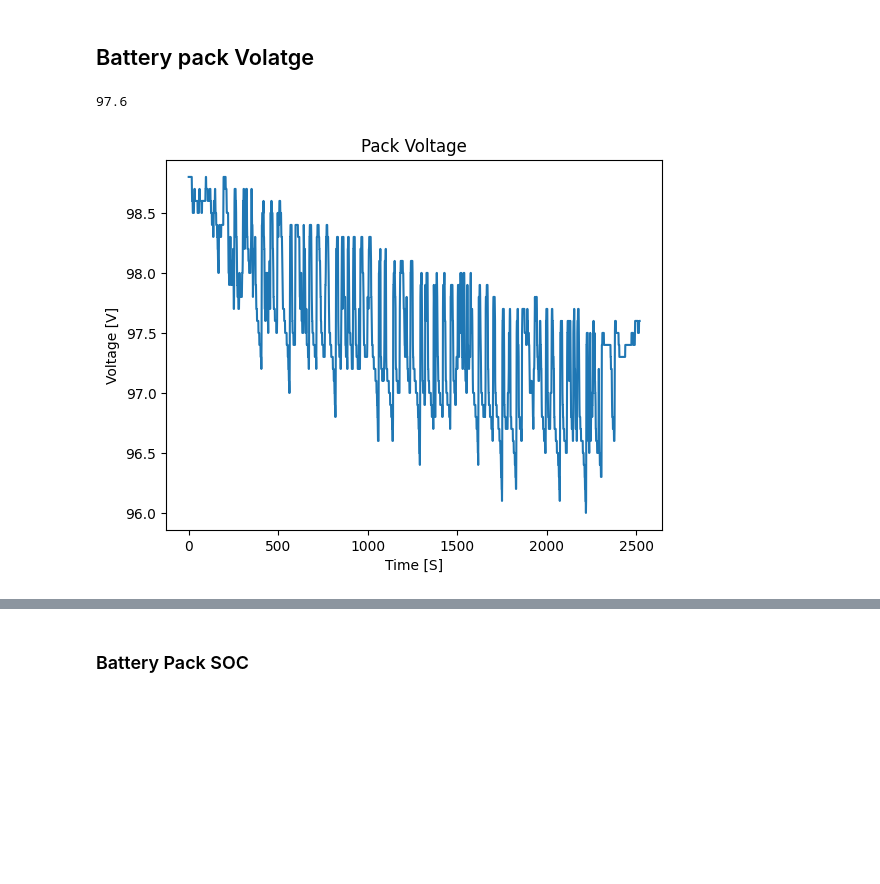
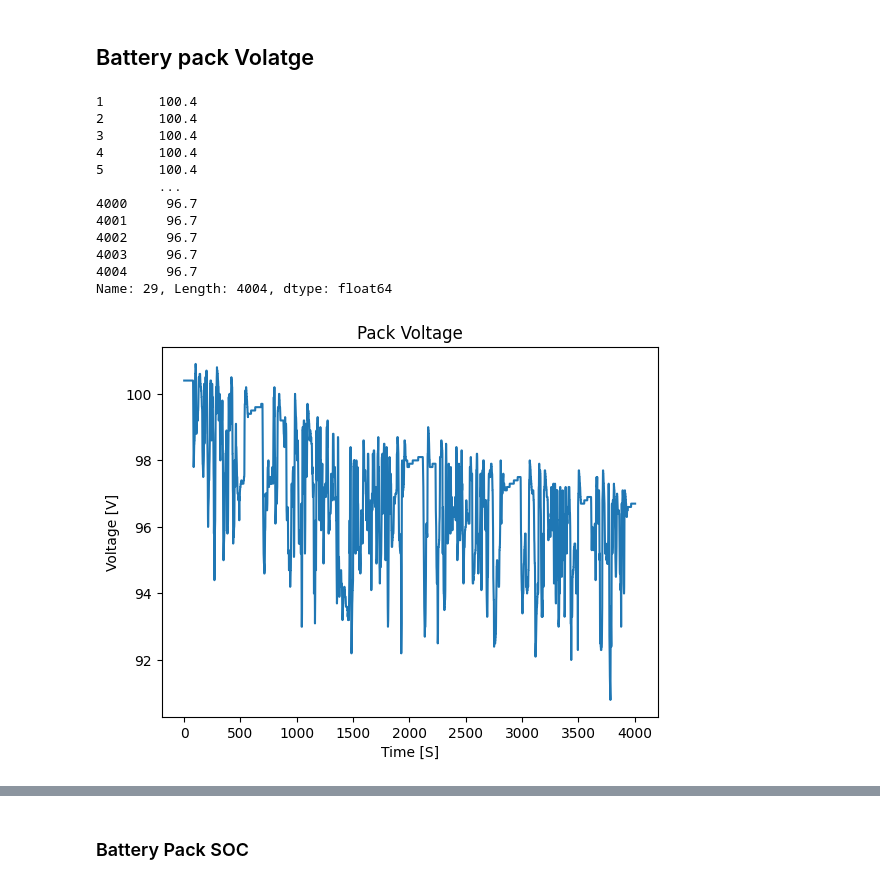
Before and after one commit to Bamamou/Pyhton_Jupiter, a Jupyter notebook: Data/Battery/BALISTRON.ipynb, the cells around one changed output, grey strips where cells are left out. Saved outputs shown, nothing was run; the diff lists cells and outputs as text; code cells hidden in the pictures; blank space fills up the shorter version.

```diff
--- a/Data/Battery/BALISTRON.ipynb
+++ b/Data/Battery/BALISTRON.ipynb
@@ -8,18 +8,18 @@ import numpy as np
 
 # Replace 'file_name.txt' with the name of your txt file
 
-df = pd.read_csv('C:\\Users\\admin\\Documents\\GitHub\\Pyhton_Jupiter\\Data\\Battery\\Charger2.txt',  header=None, na_values=[''], skipinitialspace=True)
+df = pd.read_csv('C:\\Users\\admin\\Documents\\GitHub\\Pyhton_Jupiter\\Data\\Battery\\MaximRideWinbondRecording.txt',  header=None, na_values=[''], skipinitialspace=True)
 df.dropna(inplace = True)
 
 # Iterate through each column
 for col in df.columns:
     Data =df[col].str.split(';', expand=True)
 # All the 28 Strings voltages
-for col in df.columns:
-    Strings = ((Data.iloc[:, 30:57].astype(float))+200)/100
-# All 6 temp probe and the max, min temp
-for col in df.columns:
-    Temperatures = Data.iloc[:, 63:68].astype(float)
+# for col in df.columns:
+#     Strings = ((Data.iloc[:, 30:57].astype(float))+200)/100
+# # All 6 temp probe and the max, min temp
+# for col in df.columns:
+#     Temperatures = Data.iloc[:, 63:68].astype(float)
 
-print(Data[29])
+print(Data[1])
 # %% [output]
@@ -38,14 +116,25 @@ Name: 29, Length: 344, dtype: object
 # %% [markdown]
 ## Battery pack Volatge
 # %%
-Pack_Volatge =(Data.iloc[:, 29].astype('float64'))/10.0
-# Plot data in column 30
+Pack_Volatge =(Data.iloc[1:, 29].astype('float64'))/10.0
+#Plot data in column 30
 plt.plot(Pack_Volatge)
-print(Pack_Volatge.iloc[-1])
+print(Pack_Volatge)
 plt.title('Pack Voltage')
 plt.xlabel('Time [S]')
 plt.ylabel('Voltage [V]')
 plt.show()
 # %% [output]
-97.6
+1       100.4
+2       100.4
+3       100.4
+4       100.4
+5       100.4
+        ...
+4000     96.7
+4001     96.7
+4002     96.7
+4003     96.7
+4004     96.7
+Name: 29, Length: 4004, dtype: float64
-[figure, old version]
+[figure, new version]
```
Also changed, not shown: parts of 17 cells of this notebook, 4 other files.
